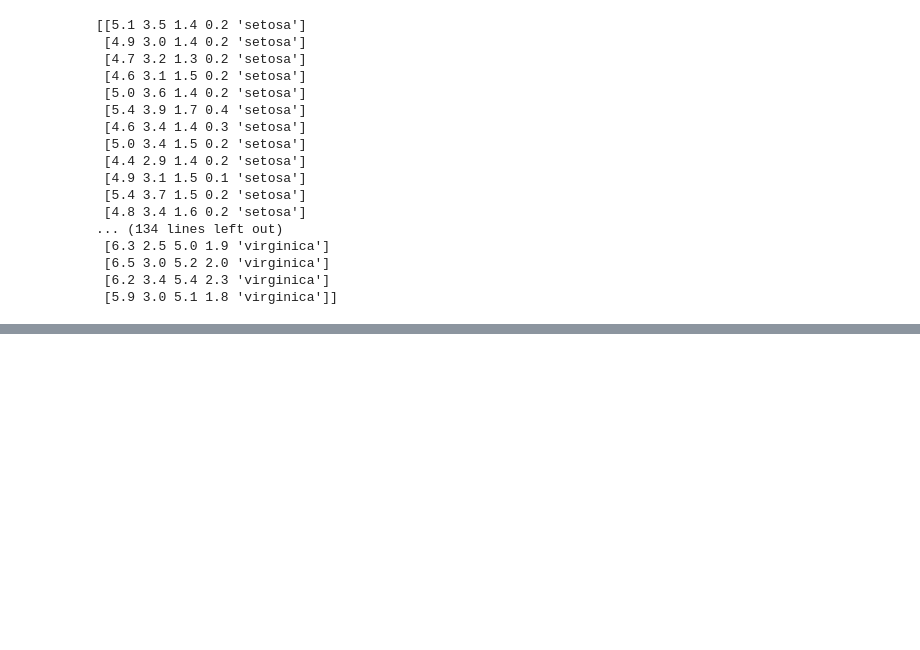
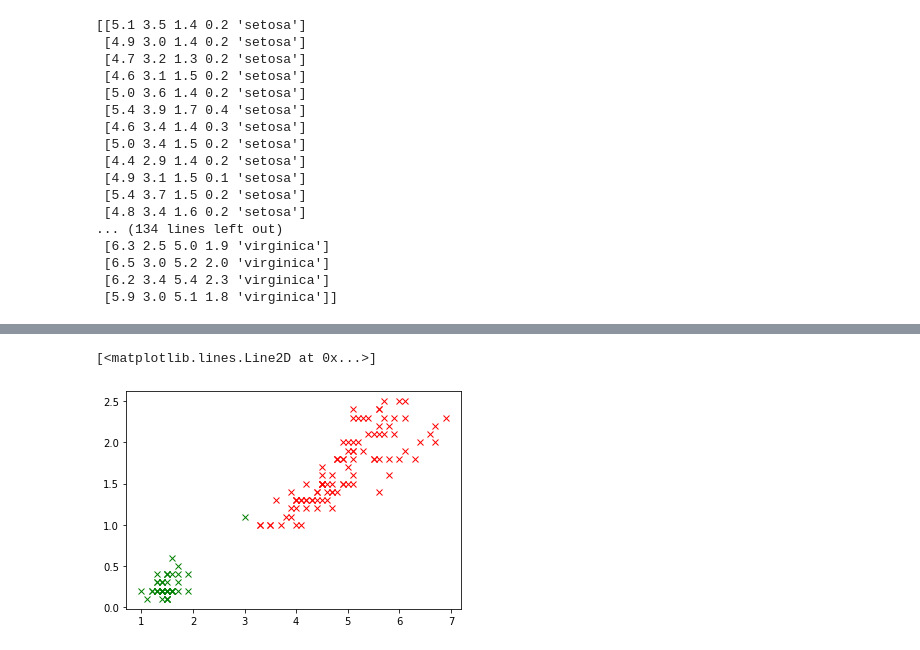
Before and after one commit to michealcannon/Tasks-2020, a Jupyter notebook: Tasks 2020.ipynb, the cells around one changed output, grey strips where cells are left out. Saved outputs shown, nothing was run; the diff lists cells and outputs as text; code cells hidden in the pictures; blank space fills up the shorter version.

```diff
--- a/Tasks 2020.ipynb
+++ b/Tasks 2020.ipynb
@@ -283,0 +293,3 @@ print(irisb)
+# %%
+# Perform kmeans fitting.
+kmeans = skcl.KMeans(n_clusters=2, random_state=0).fit(X)
@@ -283,0 +306,6 @@ print(irisb)
+# %%
+plt.plot(X[kmeans.labels_ == 0][:,0], X[kmeans.labels_ == 0][:,1], 'gx')
+plt.plot(X[kmeans.labels_ == 1][:,0], X[kmeans.labels_ == 1][:,1], 'rx')
+# %% [output]
+[<matplotlib.lines.Line2D at 0x...>]
+[figure, added]
```
Also changed, not shown: parts of 4 cells of this notebook.
